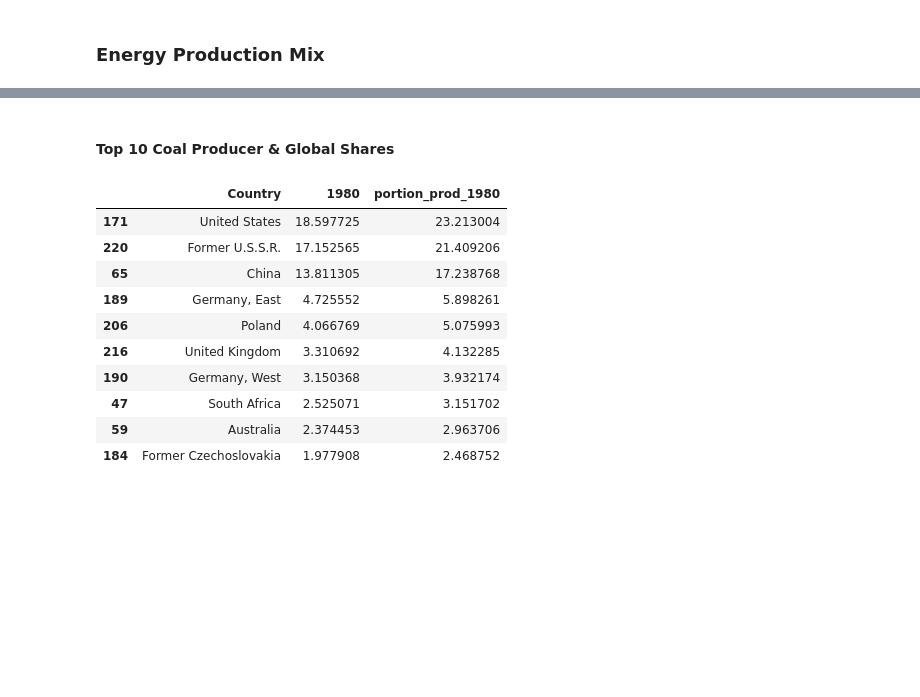
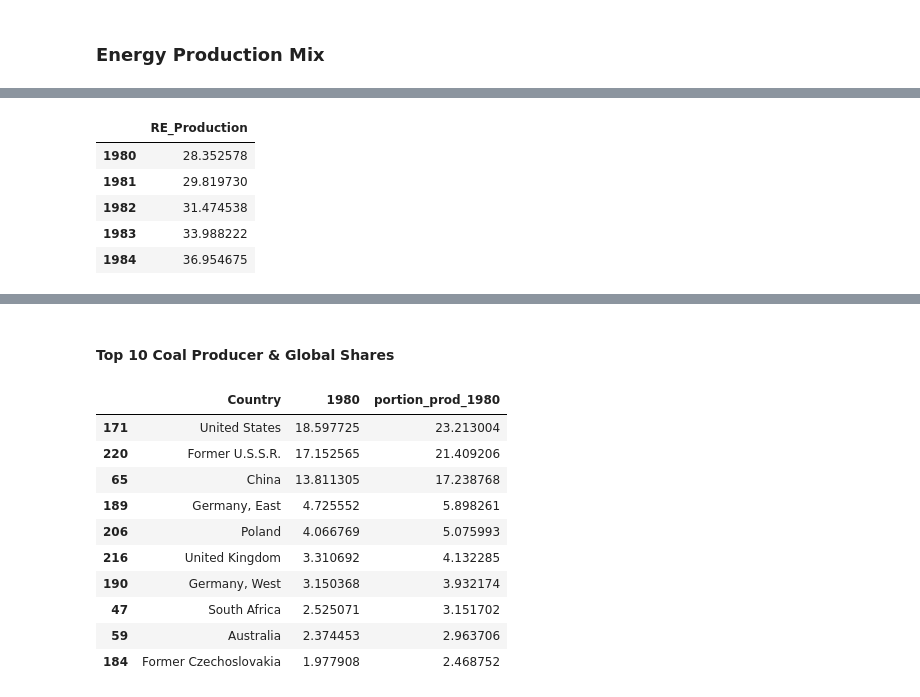
Before and after one commit to lurza/World-Energy-Analysis-main, a Jupyter notebook: Energy_Con_Prod.ipynb, the cells around one changed output, grey strips where cells are left out. Saved outputs shown, nothing was run; the diff lists cells and outputs as text; code cells hidden in the pictures; blank space fills up the shorter version.

```diff
--- a/Energy_Con_Prod.ipynb
+++ b/Energy_Con_Prod.ipynb
@@ -4687,0 +4735,13 @@ fig_energy_portion_eurasia.show()
+# %%
+prod_re_all_sum = prod_re.iloc[:,2:44].apply(pd.to_numeric, errors='coerce')
+prod_re_all_sum = prod_re_all_sum.sum(axis=0)
+prod_re_all_sum = pd.DataFrame(prod_re_all_sum)
+prod_re_all_sum = prod_re_all_sum.rename(columns={0: 'RE_Production'})
+prod_re_all_sum.head()
+# %% [output]
+|  | RE_Production |
+| 1980 | 28.352578 |
+| 1981 | 29.819730 |
+| 1982 | 31.474538 |
+| 1983 | 33.988222 |
+| 1984 | 36.954675 |
```
Also changed, not shown: parts of 9 cells of this notebook.
